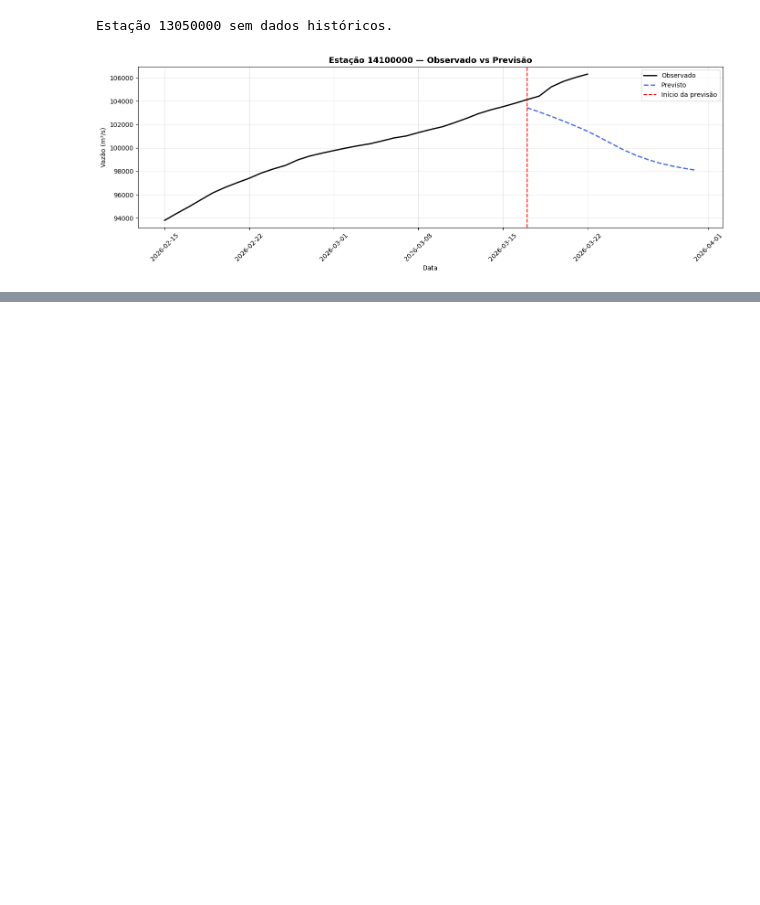
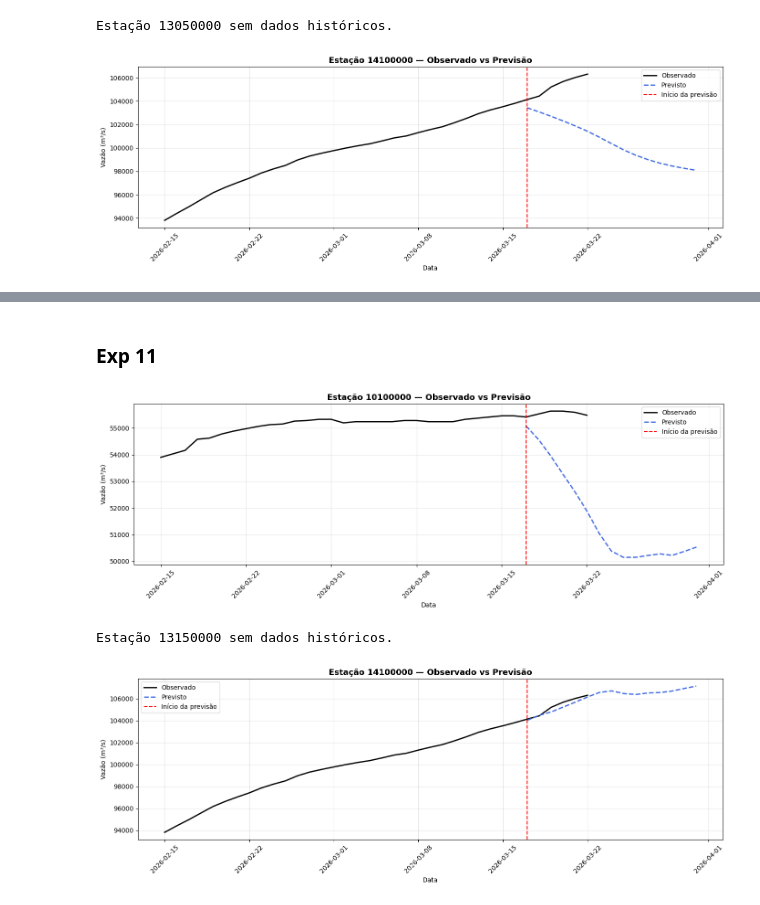
Before and after one commit to emilyamn/LSTM_Model_Amazon_Basins, a Jupyter notebook: notebooks/05_comparing_operational_predictions_observed.ipynb, the cells around one changed output, grey strips where cells are left out. Cells and saved outputs as stored; diff of their text form; code cells hidden in the pictures; blank space fills up the shorter version.

```diff
--- a/notebooks/05_comparing_operational_predictions_observed.ipynb
+++ b/notebooks/05_comparing_operational_predictions_observed.ipynb
@@ -229,0 +310,9 @@ Estação 13050000 sem dados históricos.
+# %% [markdown]
+### Exp 11
+# %%
+stations = ['10100000', '13150000', '14100000']
+plot_operacional(dados_historicos, previsoes_dict, stations)
+# %% [output]
+[figure, added]
+Estação 13150000 sem dados históricos.
+[figure, added]
```
Also changed, not shown: parts of 24 cells of this notebook, 12 other files.
